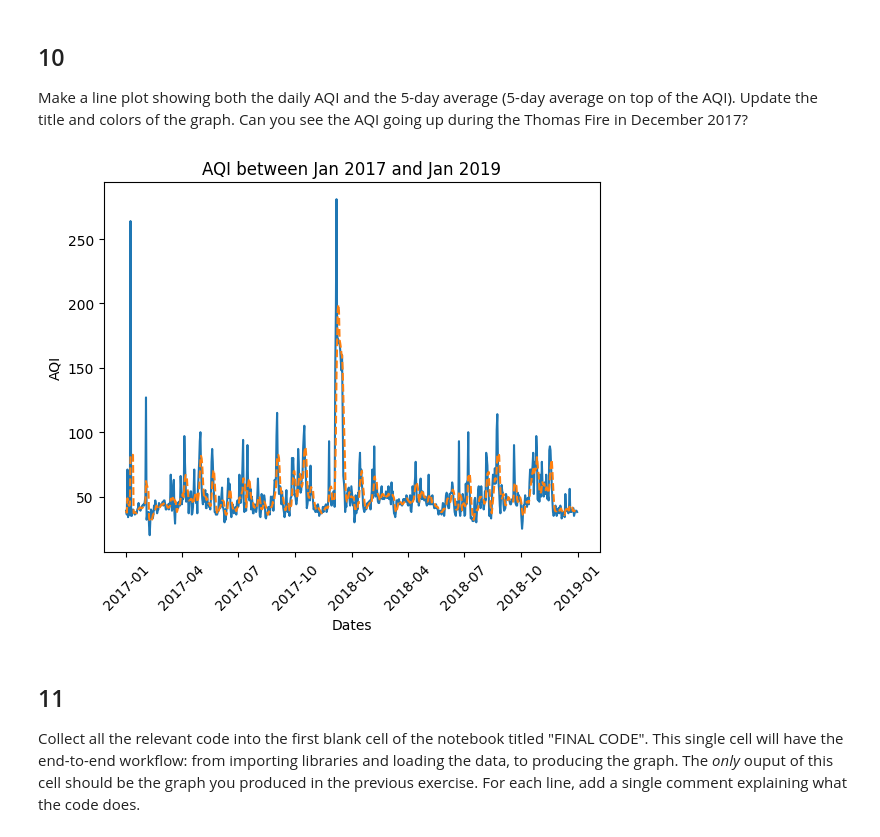
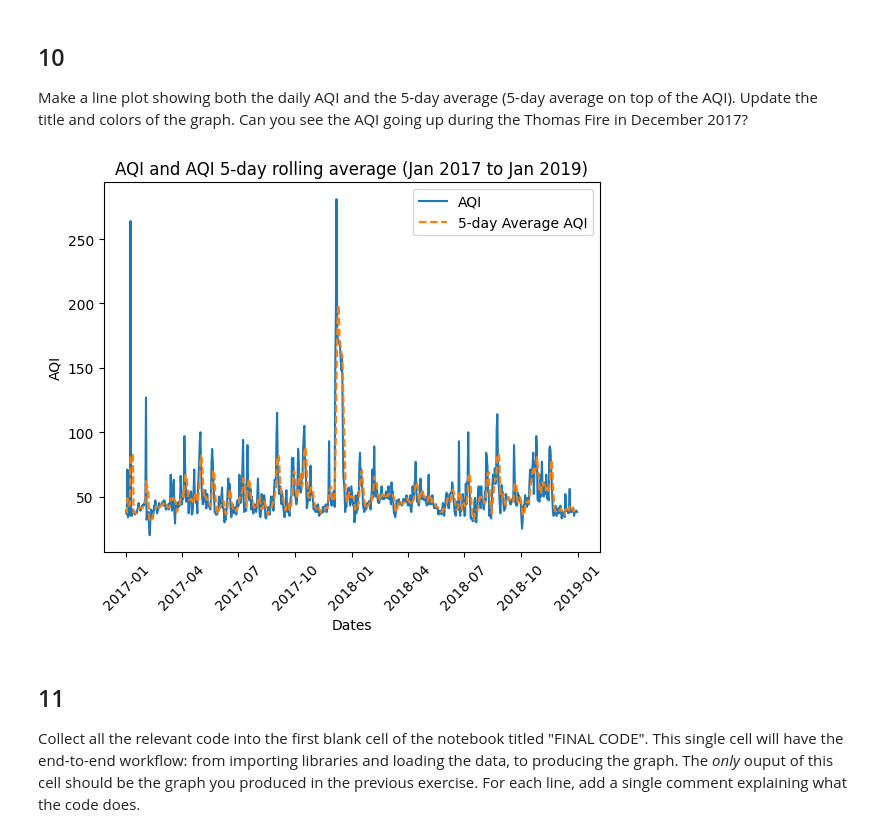
Before and after one commit to floraham/eds220-hwk-2, a Jupyter notebook: hwk2-task2-aqi.ipynb, the cells around one changed output. Cells and saved outputs as stored; diff of their text form; code cells hidden in the pictures.

```diff
--- a/hwk2-task2-aqi.ipynb
+++ b/hwk2-task2-aqi.ipynb
@@ -245,25 +269,26 @@ aqi_sb
 ## 10
 Make a line plot showing both the daily AQI and the 5-day average (5-day average on top of the AQI). Update the title and colors of the graph. Can you see the AQI going up during the Thomas Fire in December 2017?
 # %%
-# solve exercise here
+# use pyplot to plot the graph. set x and y variables (there are two y variables)
 
 x = aqi_sb.index
 y1 = aqi_sb.aqi
 y2 = aqi_sb.five_day_average
 
 
-plt.plot(x, y1)
-plt.plot(y2, linestyle='--')
+plt.plot(x, y1, label = 'AQI')
+plt.plot(y2, linestyle='--', label = '5-day Average AQI')
 
 plt.xlabel('Dates')
 plt.ylabel('AQI')
 plt.xticks(rotation=45)
-plt.title('AQI between Jan 2017 and Jan 2019')
+plt.title('AQI and AQI 5-day rolling average (Jan 2017 to Jan 2019)')
 
+plt.legend()
 
 plt.show()
 # %% [output]
-[figure, old version]
+[figure, new version]
 # %% [markdown]
 ## 11
 
```
Also changed, not shown: parts of 13 cells of this notebook, 1 other file.
